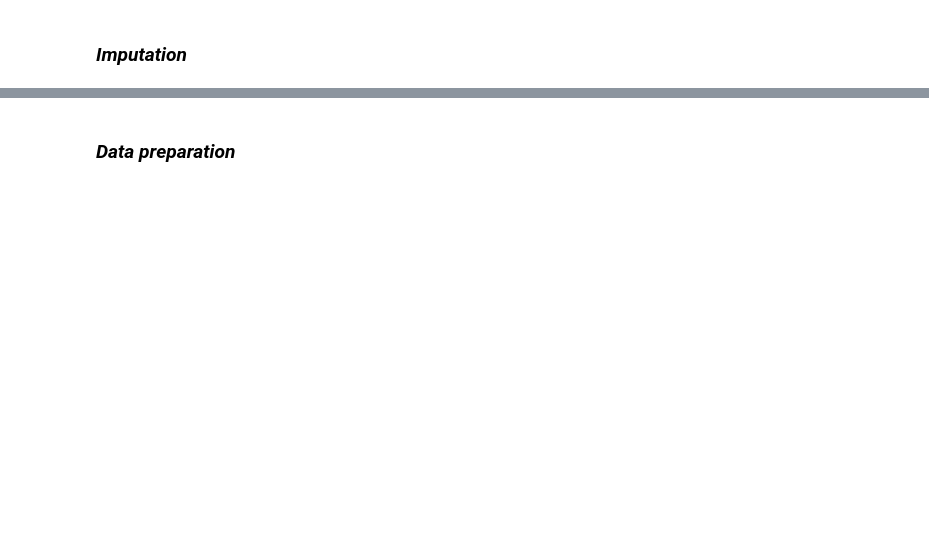
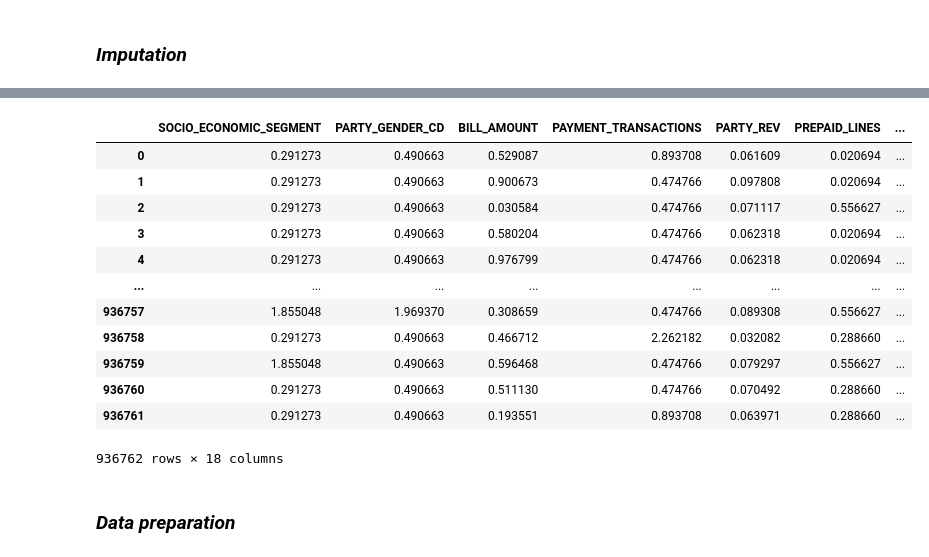
Before and after one commit to KarenRugerioA/TC3007C_AI, a Jupyter notebook: implementation/fragments/etl/etl.ipynb, the cells around one changed output, grey strips where cells are left out. Saved outputs shown, nothing was run; the diff lists cells and outputs as text; code cells hidden in the pictures; blank space fills up the shorter version.

Commit message:
Transformations finished

```diff
--- a/implementation/fragments/etl/etl.ipynb
+++ b/implementation/fragments/etl/etl.ipynb
@@ -332,2 +450,9 @@ print(z)
 # %% [markdown]
 ### ***Imputation***
+# %%
+# Using the iterative imputer to estimate missing values
+imp_mean = impute.IterativeImputer()
+# %%
+# Imputing the missing values of the dataset
+imputed_data = imp_mean.fit_transform(telco_customers_data)
+imputed_data
@@ -334,3 +473,21 @@ print(z)
+# %%
+# Since the imputation returns a array, we reconvert it to a DF
+telco_customers_data = pd.DataFrame(imputed_data, columns=list(telco_customers_data.columns))
+telco_customers_data
+# %% [output]
+|  | SOCIO_ECONOMIC_SEGMENT | PARTY_GENDER_CD | BILL_AMOUNT | PAYMENT_TRANSACTIONS | PARTY_REV | PREPAID_LINES | ... |
+| 0 | 0.291273 | 0.490663 | 0.529087 | 0.893708 | 0.061609 | 0.020694 | ... |
+| 1 | 0.291273 | 0.490663 | 0.900673 | 0.474766 | 0.097808 | 0.020694 | ... |
+| 2 | 0.291273 | 0.490663 | 0.030584 | 0.474766 | 0.071117 | 0.556627 | ... |
+| 3 | 0.291273 | 0.490663 | 0.580204 | 0.474766 | 0.062318 | 0.020694 | ... |
+| 4 | 0.291273 | 0.490663 | 0.976799 | 0.474766 | 0.062318 | 0.020694 | ... |
+| ... | ... | ... | ... | ... | ... | ... | ... |
+| 936757 | 1.855048 | 1.969370 | 0.308659 | 0.474766 | 0.089308 | 0.556627 | ... |
+| 936758 | 0.291273 | 0.490663 | 0.466712 | 2.262182 | 0.032082 | 0.288660 | ... |
+| 936759 | 1.855048 | 0.490663 | 0.596468 | 0.474766 | 0.079297 | 0.556627 | ... |
+| 936760 | 0.291273 | 0.490663 | 0.511130 | 0.474766 | 0.070492 | 0.288660 | ... |
+| 936761 | 0.291273 | 0.490663 | 0.193551 | 0.893708 | 0.063971 | 0.288660 | ... |
+936762 rows × 18 columns
 # %% [markdown]
 ### ***Data preparation***
 # %%
```
Also changed, not shown: parts of 16 cells of this notebook.
